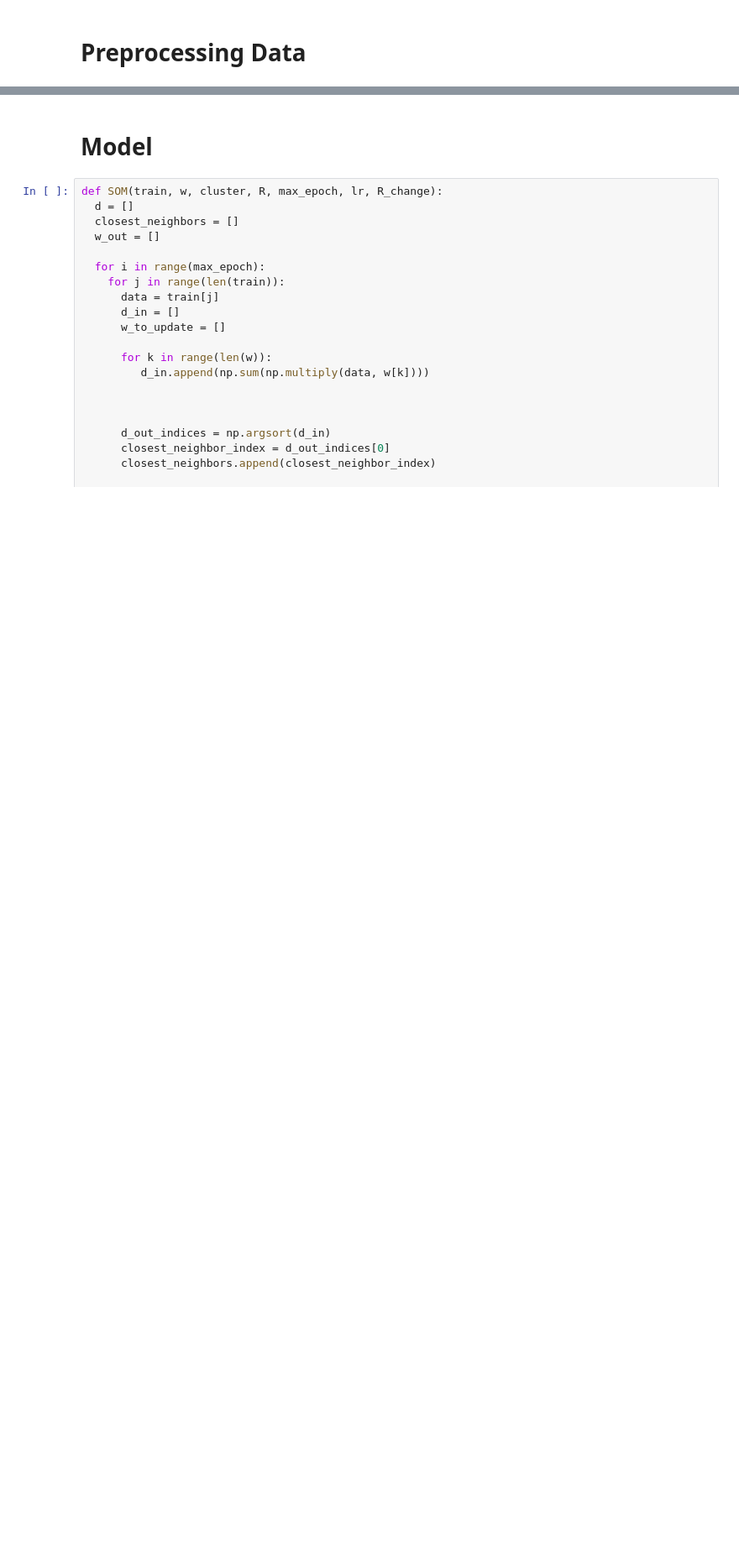
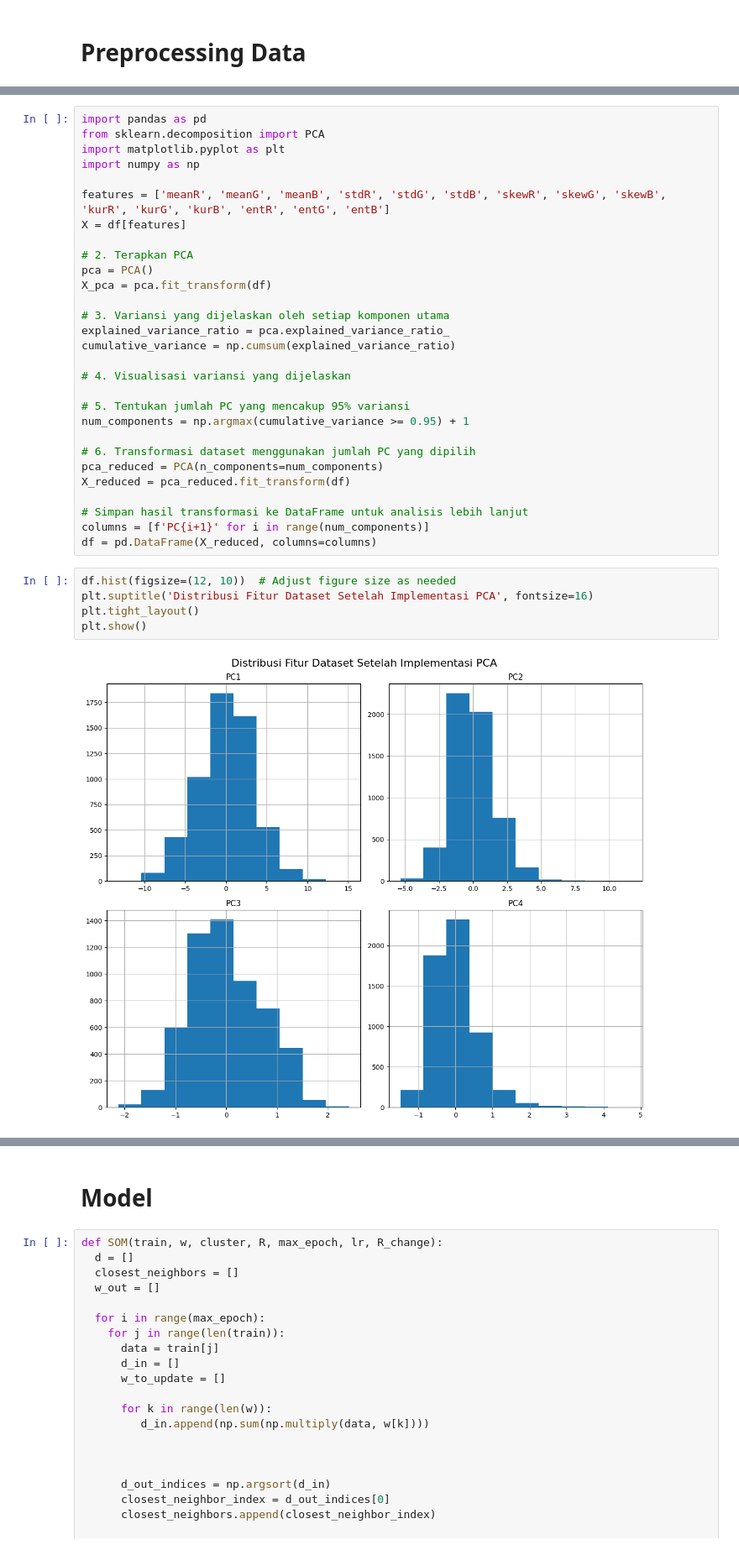
Before and after one commit to Hadoroo/ProjekAKhirJST, a Jupyter notebook: Project_Akhir.ipynb, the cells around one changed output, grey strips where cells are left out. Shown at 84% size. Cells and saved outputs as stored; diff of their text form; blank space fills up the shorter version.

```diff
--- a/Project_Akhir.ipynb
+++ b/Project_Akhir.ipynb
@@ -164 +211,37 @@ Outliers in kurB: 1
+# %%
+import pandas as pd
+from sklearn.decomposition import PCA
+import matplotlib.pyplot as plt
+import numpy as np
+
+features = ['meanR', 'meanG', 'meanB', 'stdR', 'stdG', 'stdB', 'skewR', 'skewG', 'skewB', 'kurR', 'kurG', 'kurB', 'entR', 'entG', 'entB']
+X = df[features]
+
+# 2. Terapkan PCA
+pca = PCA()
+X_pca = pca.fit_transform(df)
+
+# 3. Variansi yang dijelaskan oleh setiap komponen utama
+explained_variance_ratio = pca.explained_variance_ratio_
+cumulative_variance = np.cumsum(explained_variance_ratio)
+
+# 4. Visualisasi variansi yang dijelaskan
+
+# 5. Tentukan jumlah PC yang mencakup 95% variansi
+num_components = np.argmax(cumulative_variance >= 0.95) + 1
+
+# 6. Transformasi dataset menggunakan jumlah PC yang dipilih
+pca_reduced = PCA(n_components=num_components)
+X_reduced = pca_reduced.fit_transform(df)
+
+# Simpan hasil transformasi ke DataFrame untuk analisis lebih lanjut
+columns = [f'PC{i+1}' for i in range(num_components)]
+df = pd.DataFrame(X_reduced, columns=columns)
+# %%
+df.hist(figsize=(12, 10))  # Adjust figure size as needed
+plt.suptitle('Distribusi Fitur Dataset Setelah Implementasi PCA', fontsize=16)
+plt.tight_layout()
+plt.show()
+# %% [output]
+[figure, added]
 # %% [markdown]
```
Also changed, not shown: parts of 18 cells of this notebook.
